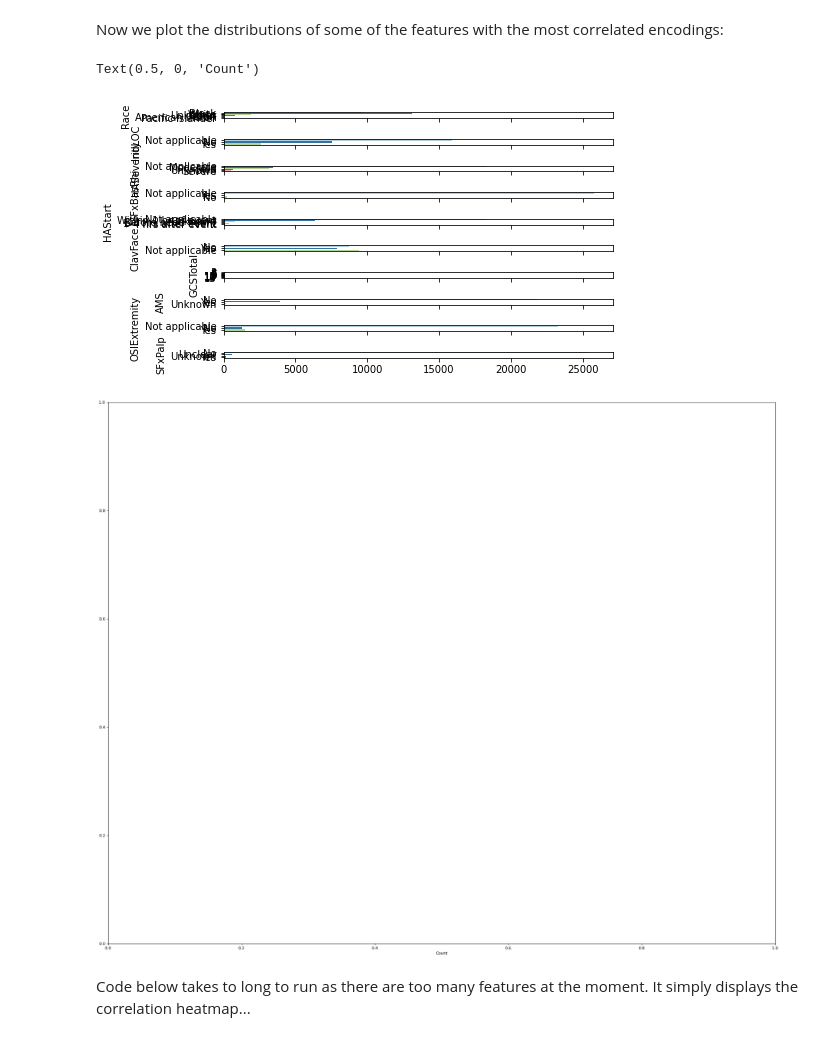
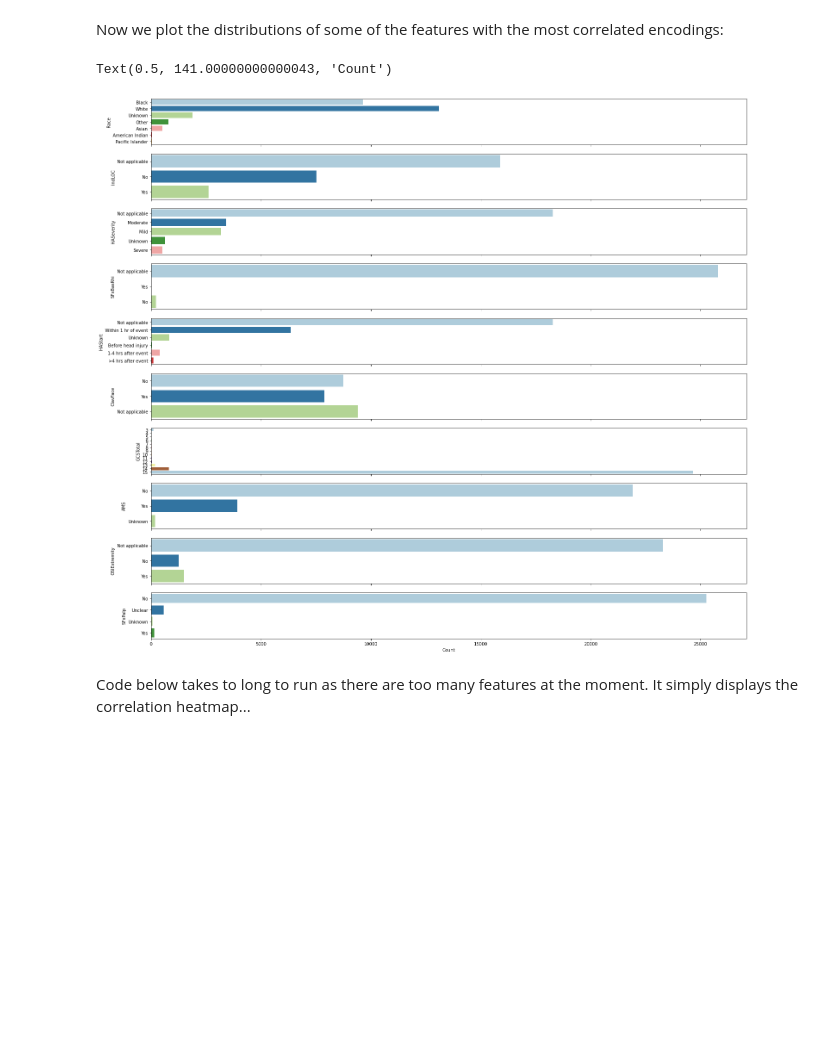
Before and after one commit to Yu-Group/clinical-rule-vetting, a Jupyter notebook: rulevetting/projects/tbi_pecarn/notebooks/00_eda.ipynb, the cells around one changed output. Saved outputs shown, nothing was run; the diff lists cells and outputs as text; code cells hidden in the pictures; blank space fills up the shorter version.

Commit message:
adding important feature countplots

```diff
--- a/rulevetting/projects/tbi_pecarn/notebooks/00_eda.ipynb
+++ b/rulevetting/projects/tbi_pecarn/notebooks/00_eda.ipynb
@@ -151,16 +151,15 @@ Now we plot the distributions of some of the features with the most correlated e
 # %%
 plot_count = 10
 correlated_feats = list(set([feat.split('_')[0] for feat in abs_corr.index.tolist()]))
-fig, axs = plt.subplots(nrows=plot_count, sharex=True)
+fig, axs = plt.subplots(nrows=plot_count, sharex=True,  figsize=(20,18))
 fig.tight_layout()
 for i in range(plot_count):
     sns.countplot(y=correlated_feats[i], data=df, ax=axs[i], palette="Paired")
     axs[i].set_xlabel('')
 plt.xlabel('Count')
 # %% [output]
-Text(0.5, 0, 'Count')
+Text(0.5, 141.00000000000043, 'Count')
-[figure, old version]
+[figure, new version]
-[figure, removed]
 # %% [markdown]
 Code below takes to long to run as there are too many features at the moment. It simply displays the correlation heatmap...
 # %%
```
